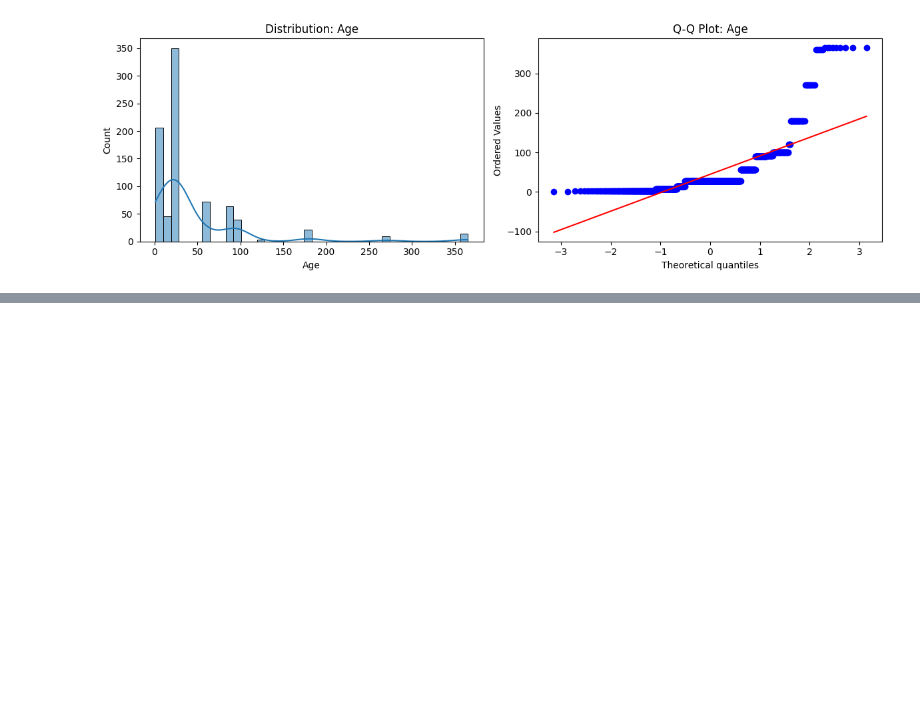
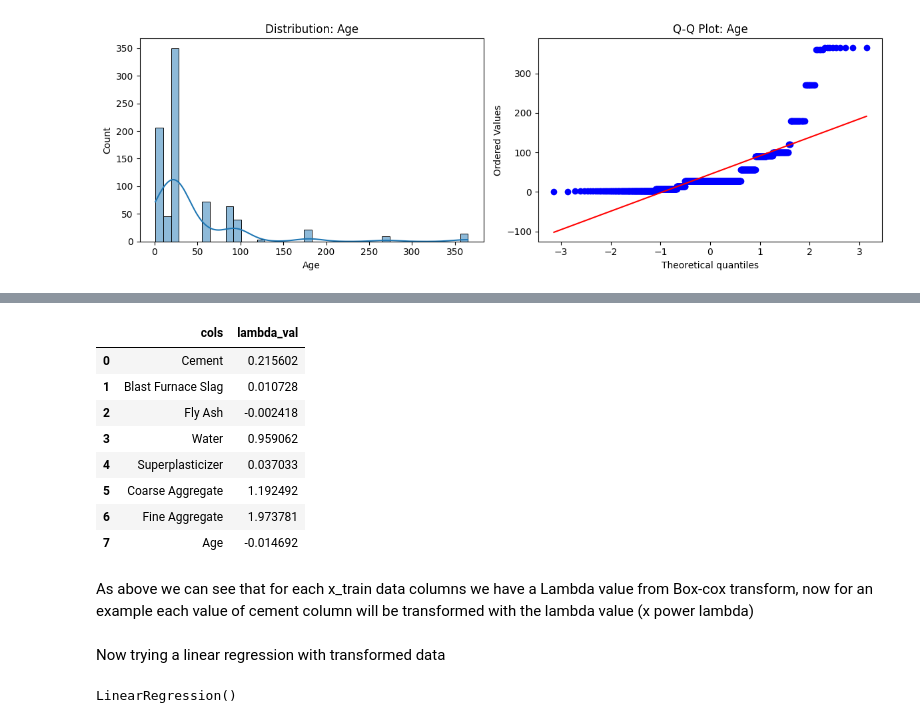
Before and after one commit to HirenGajjar/ai-ml, a Jupyter notebook: power_transforms/code.ipynb, the cells around one changed output, grey strips where cells are left out. Cells and saved outputs as stored; diff of their text form; code cells hidden in the pictures; blank space fills up the shorter version.

```diff
--- a/power_transforms/code.ipynb
+++ b/power_transforms/code.ipynb
@@ -133,0 +136,2 @@ for col in x_train.columns:
+# %%
+bc = PowerTransformer(method = 'box-cox')
@@ -133,0 +140,2 @@ for col in x_train.columns:
+# %%
+x_test_transformed = bc.fit_transform(x_test + 0.0000000000000000001)
@@ -133,0 +158,17 @@ for col in x_train.columns:
+# %%
+pd.DataFrame({'cols' : x_train.columns , 'lambda_val' :
+              bc.lambdas_})
+# %% [output]
+|  | cols | lambda_val |
+| 0 | Cement | 0.215602 |
+| 1 | Blast Furnace Slag | 0.010728 |
+| 2 | Fly Ash | -0.002418 |
+| 3 | Water | 0.959062 |
+| 4 | Superplasticizer | 0.037033 |
+| 5 | Coarse Aggregate | 1.192492 |
+| 6 | Fine Aggregate | 1.973781 |
+| 7 | Age | -0.014692 |
+# %% [markdown]
+As above we can see that for each x_train data columns we have a Lambda value from Box-cox transform, now for an example each value of cement column will be transformed with the lambda value (x power lambda)
+# %% [markdown]
+Now trying a linear regression with transformed data
@@ -133,0 +177,4 @@ for col in x_train.columns:
+# %%
+lr.fit(x_train_transformed , y_train)
+# %% [output]
+LinearRegression()
```
Also changed, not shown: parts of 16 cells of this notebook.
